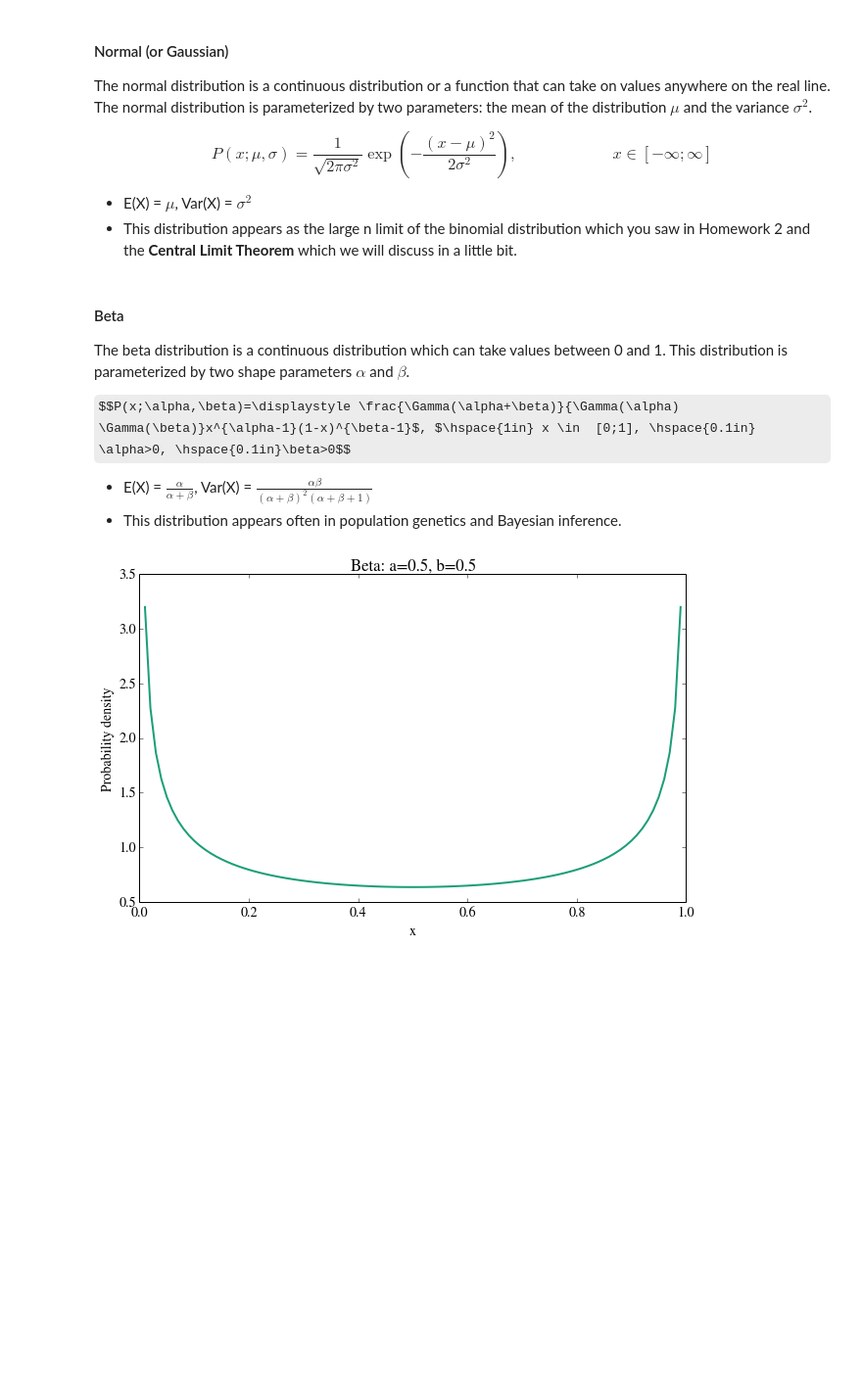
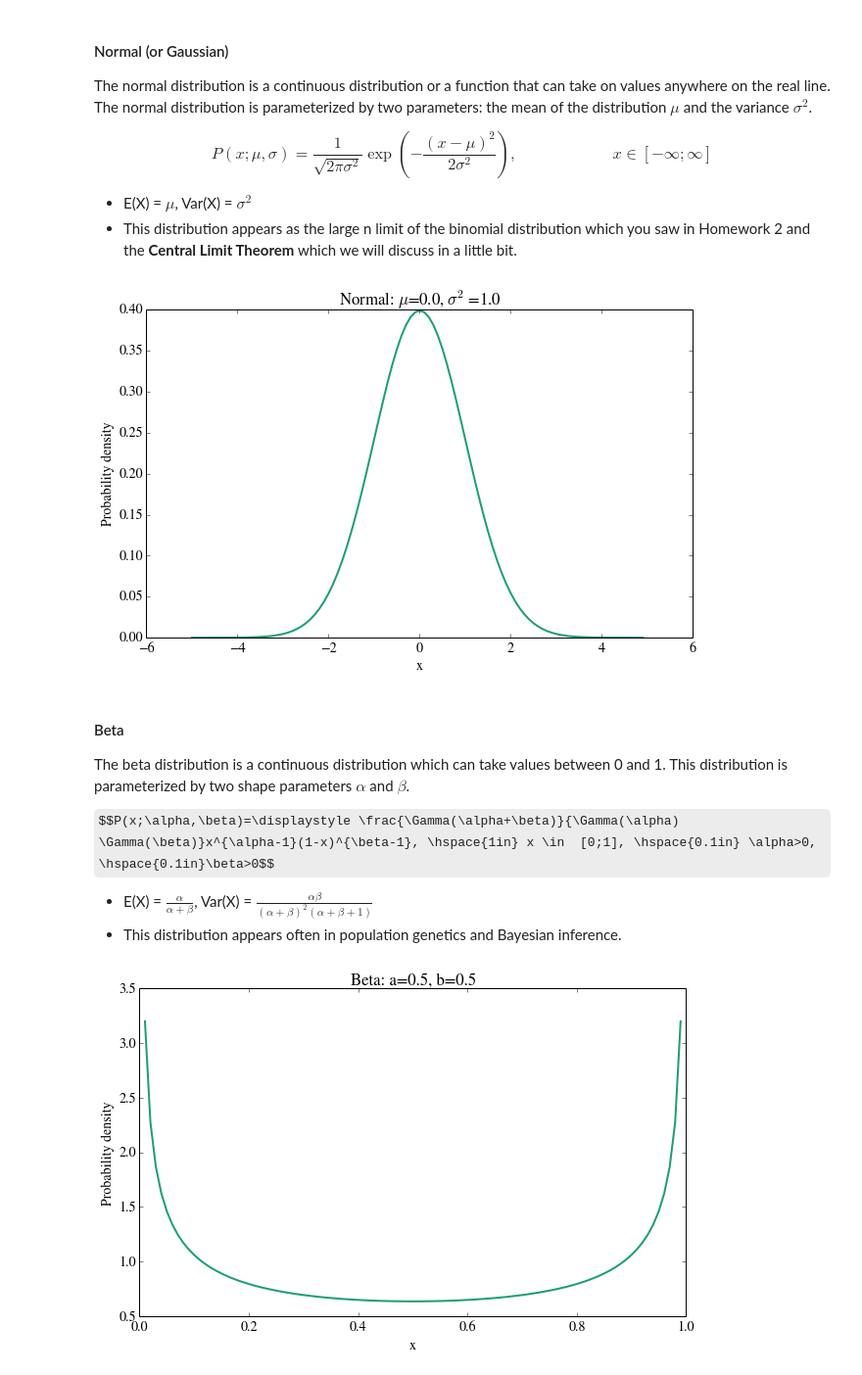
Before and after one commit to cs109/2014, a Jupyter notebook: labs/Lab5_Notes.ipynb, the cells around one changed output. Shown: that part at 98% size. Cells and saved outputs as stored; diff of their text form; code cells hidden in the pictures; some formulas as TeX source; blank space fills up the shorter version.

```diff
--- a/labs/Lab5_Notes.ipynb
+++ b/labs/Lab5_Notes.ipynb
@@ -190,17 +190,26 @@ $$ P(x;\mu,\sigma)=\displaystyle \frac{1}{\sqrt{2 \pi \sigma^2}} \exp{\displayst
 # %%
 # your turn
 # plot the pdf of a normal distribution with mean = 0 and
 #    standard deviation = 1
 
 mu = 0 # mean
 sigma = 1 # standard deviation
 x = np.arange(-5,5,0.1)
+
+y = stats.norm.pdf(x, 0, 1)
+plt.plot(x, y)
+plt.title('Normal: $\mu$=%.1f, $\sigma^2$=%.1f' % (mu, sigma))
+plt.xlabel('x')
+plt.ylabel('Probability density')
+plt.show()
+# %% [output]
+[figure, added]
 # %% [markdown]
 #### Beta
 
 The beta distribution is a continuous distribution which can take values between 0 and 1. This distribution is parameterized by two shape parameters $\alpha$ and $\beta$.
 
-$$P(x;\alpha,\beta)=\displaystyle \frac{\Gamma(\alpha+\beta)}{\Gamma(\alpha) \Gamma(\beta)}x^{\alpha-1}(1-x)^{\beta-1}$, $\hspace{1in} x \in  [0;1], \hspace{0.1in} \alpha>0, \hspace{0.1in}\beta>0$$
+$$P(x;\alpha,\beta)=\displaystyle \frac{\Gamma(\alpha+\beta)}{\Gamma(\alpha) \Gamma(\beta)}x^{\alpha-1}(1-x)^{\beta-1}, \hspace{1in} x \in  [0;1], \hspace{0.1in} \alpha>0, \hspace{0.1in}\beta>0$$
 
 * E(X) = $\displaystyle \frac{\alpha}{\alpha+\beta}$, Var(X) = $\displaystyle \frac{\alpha \beta}{(\alpha + \beta)^2(\alpha + \beta +1)}$
 * This distribution appears often in population genetics and Bayesian inference.
```
Also changed, not shown: parts of 14 cells of this notebook.
